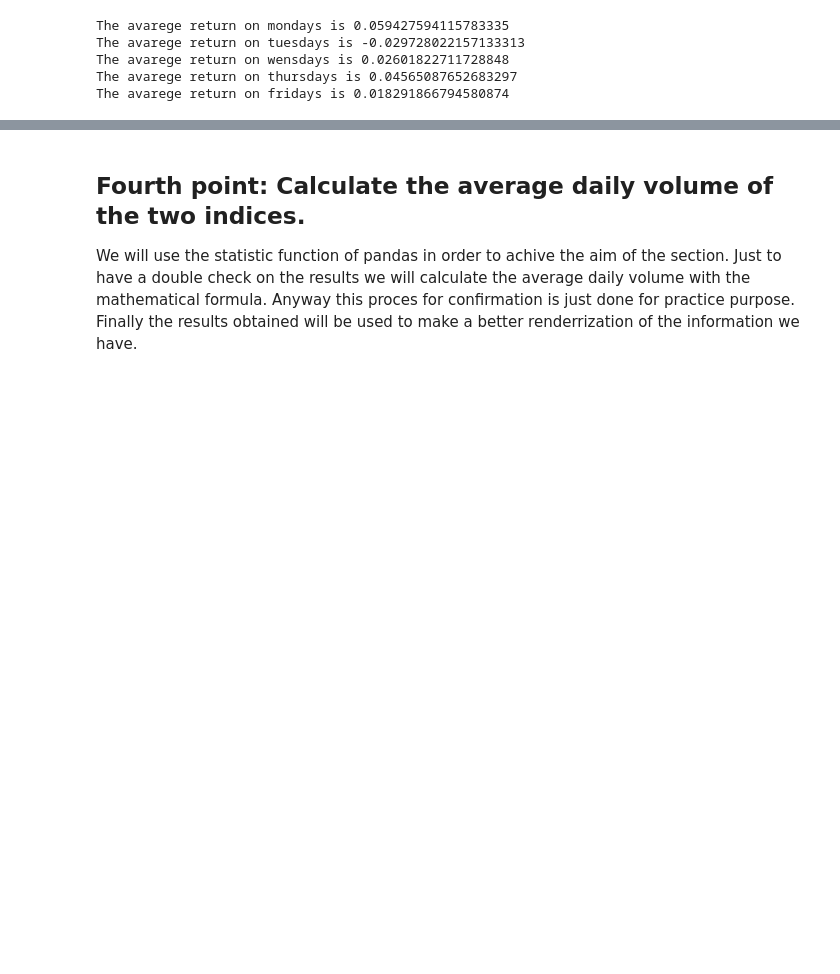
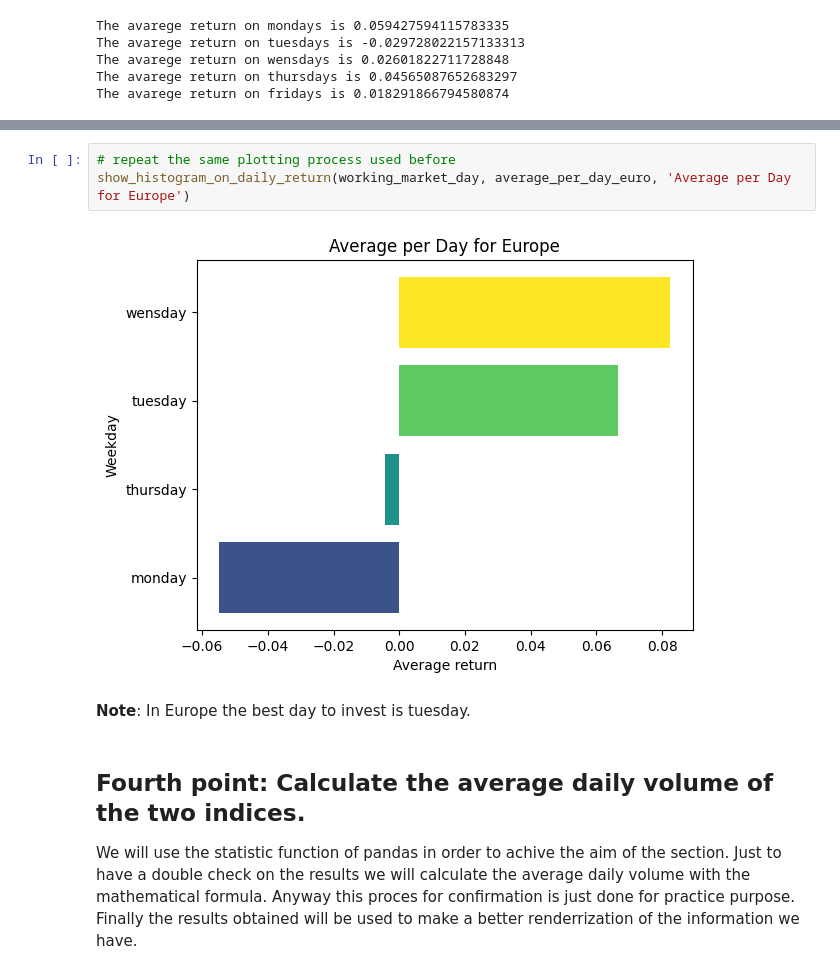
Before and after one commit to kozen88/StockAnalisys, a Jupyter notebook: Stock_analisys.ipynb, the cells around one changed output, grey strips where cells are left out. Saved outputs shown, nothing was run; the diff lists cells and outputs as text; blank space fills up the shorter version.

```diff
--- a/Stock_analisys.ipynb
+++ b/Stock_analisys.ipynb
@@ -701,3 +744,10 @@ The worst return is -5.661 made on 2020-03-20 04:00:00+00:00
+# %%
+# repeat the same plotting process used before
+show_histogram_on_daily_return(working_market_day, average_per_day_euro, 'Average per Day for Europe')
+# %% [output]
+[figure, added]
+# %% [markdown]
+**Note**: In Europe the best day to invest is tuesday.
 # %% [markdown]
 ## Fourth point: Calculate the average daily volume of the two indices.
 We will use the statistic function of pandas in order to achive the aim of the section. Just to have a double check on the results we will calculate the average daily volume with the mathematical formula. Anyway this proces for confirmation is just done for practice purpose. Finally the results obtained will be used to make a better renderrization of the information we have.
```
Also changed, not shown: parts of 30 cells of this notebook.
